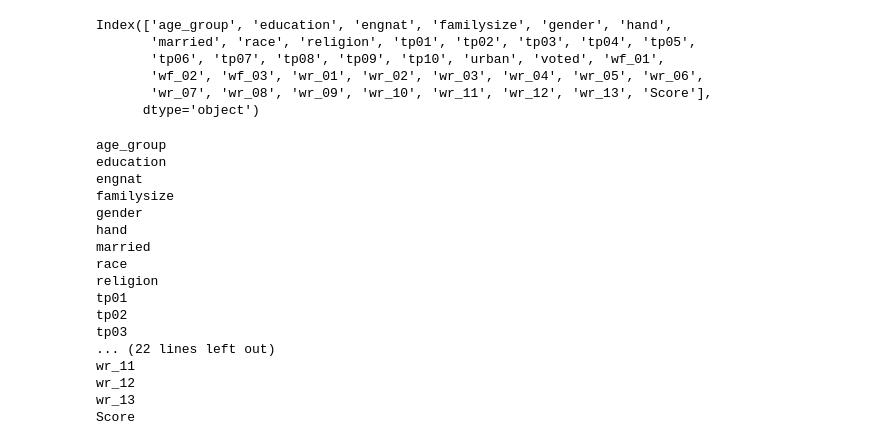
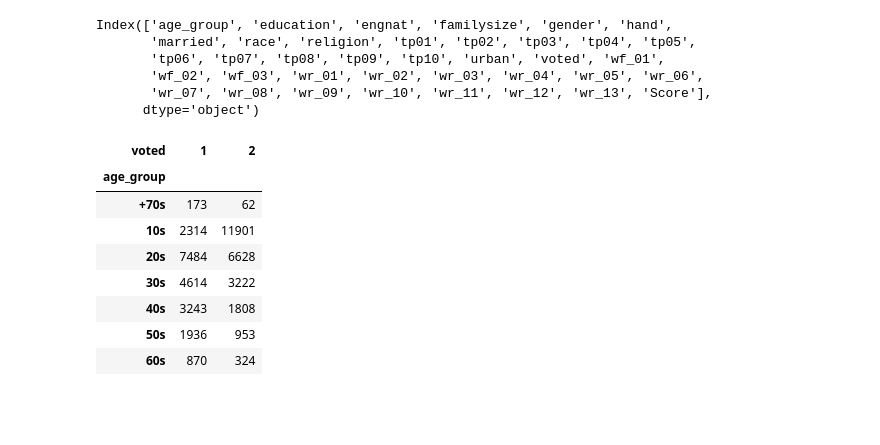
Before and after one commit to chloecmin/AI-Contest_Prediction-Who-Will-Vote, a Jupyter notebook: JMP.ipynb, the cells around one changed output. Drawn from its saved outputs; the diff is of its cells as text; code cells hidden in the pictures; blank space fills up the shorter version.

```diff
--- a/JMP.ipynb
+++ b/JMP.ipynb
@@ -403,24 +404,3 @@ Index(['age_group', 'education', 'engnat', 'familysize', 'gender', 'hand',
        'wf_02', 'wf_03', 'wr_01', 'wr_02', 'wr_03', 'wr_04', 'wr_05', 'wr_06',
        'wr_07', 'wr_08', 'wr_09', 'wr_10', 'wr_11', 'wr_12', 'wr_13', 'Score'],
       dtype='object')
-# %%
-for i in train.columns[41:]:
-    train_no[i]
-# %% [output]
-age_group
-education
-engnat
-familysize
-gender
-hand
-married
-race
-religion
-tp01
-tp02
-tp03
-... (22 lines left out)
-wr_11
-wr_12
-wr_13
-Score
@@ -426,0 +409,15 @@ Score
+# %%
+train1['age_group'].value_counts()
+train1['voted']=train1['voted'].astype('category')
+
+age=train1.groupby(['voted'])['age_group'].value_counts().unstack().T
+# %% [output]
+| voted | 1 | 2 |
+| age_group |  |  |
+| +70s | 173 | 62 |
+| 10s | 2314 | 11901 |
+| 20s | 7484 | 6628 |
+| 30s | 4614 | 3222 |
+| 40s | 3243 | 1808 |
+| 50s | 1936 | 953 |
+| 60s | 870 | 324 |
```
Also changed, not shown: parts of 5 cells of this notebook.
